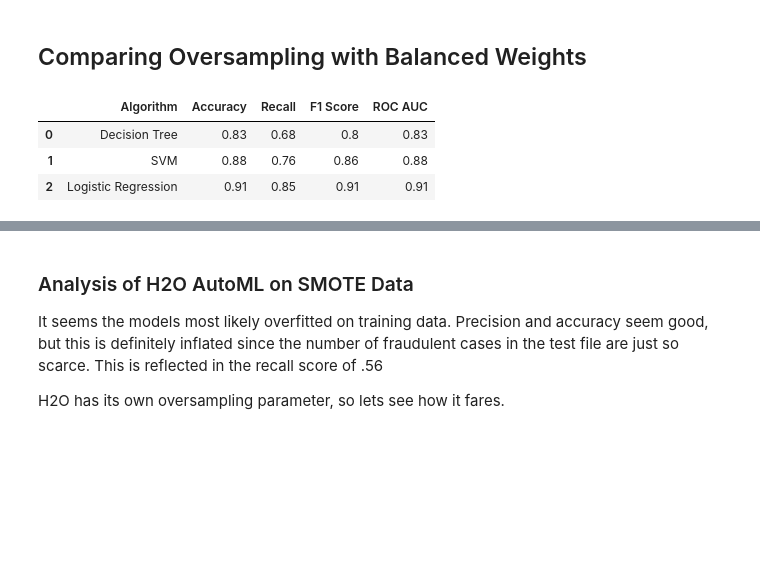
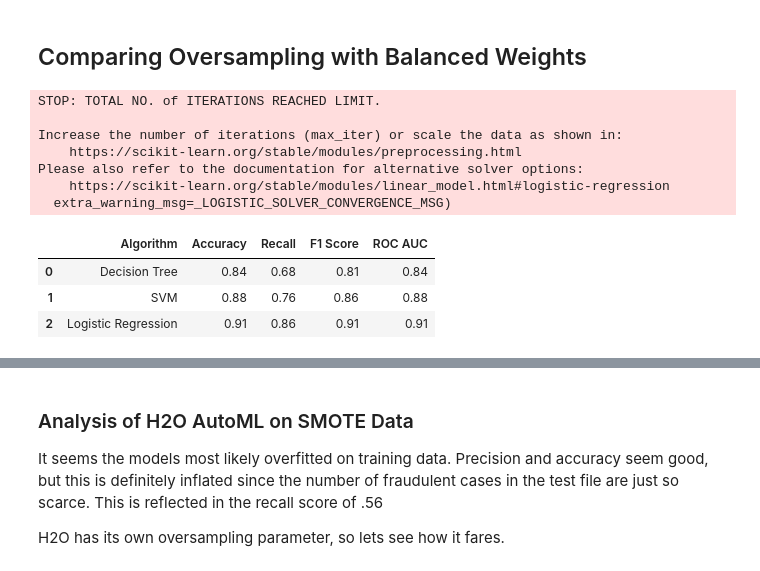
Before and after one commit to tthien92/Fraud_data_autoML, a Jupyter notebook: Fraud Detection with AutoML.ipynb, the cells around one changed output, grey strips where cells are left out. Saved outputs shown, nothing was run; the diff lists cells and outputs as text; code cells hidden in the pictures; blank space fills up the shorter version.

```diff
--- a/Fraud Detection with AutoML.ipynb
+++ b/Fraud Detection with AutoML.ipynb
@@ -215,28 +218,35 @@ logreg =  LogisticRegression(random_state = 117)
 # %%
 classifiers = [dec_tree, support, logreg]
 classifier_names = ['Decision Tree', 'SVM', 'Logistic Regression']
 score_array = []
 
 for i, clf in enumerate(classifiers):
     score_list = []
     score_list.append(classifier_names[i])
     clf.fit(os_train_X, os_train_y)
     clf_pred = clf.predict(X_test)
-    score_list.append(round(accuracy_score(y_true, clf_pred),2))
-    score_list.append(round(recall_score(y_true, clf_pred),2))
-    score_list.append(round(f1_score(y_true, clf_pred),2))
+    score_list.append(round(accuracy_score(y_test, clf_pred),2))
+    score_list.append(round(recall_score(y_test, clf_pred),2))
+    score_list.append(round(f1_score(y_test, clf_pred),2))
     score_list.append(round(roc_auc_score(y_test, clf_pred),2))
     score_array.append(score_list)
 
 os_report = pd.DataFrame(np.array(score_array),
 columns=['Algorithm', 'Accuracy', 'Recall', 'F1 Score', 'ROC AUC'])
 
 os_report
 # %% [output]
+STOP: TOTAL NO. of ITERATIONS REACHED LIMIT.
+
+Increase the number of iterations (max_iter) or scale the data as shown in:
+    https://scikit-learn.org/stable/modules/preprocessing.html
+Please also refer to the documentation for alternative solver options:
+    https://scikit-learn.org/stable/modules/linear_model.html#logistic-regression
+  extra_warning_msg=_LOGISTIC_SOLVER_CONVERGENCE_MSG)
 |  | Algorithm | Accuracy | Recall | F1 Score | ROC AUC |
-| 0 | Decision Tree | 0.83 | 0.68 | 0.8 | 0.83 |
+| 0 | Decision Tree | 0.84 | 0.68 | 0.81 | 0.84 |
 | 1 | SVM | 0.88 | 0.76 | 0.86 | 0.88 |
-| 2 | Logistic Regression | 0.91 | 0.85 | 0.91 | 0.91 |
+| 2 | Logistic Regression | 0.91 | 0.86 | 0.91 | 0.91 |
 # %%
 x_train = train[train.columns[2:-1]]
 y_train = train['Class']
```
Also changed, not shown: parts of 14 cells of this notebook.
